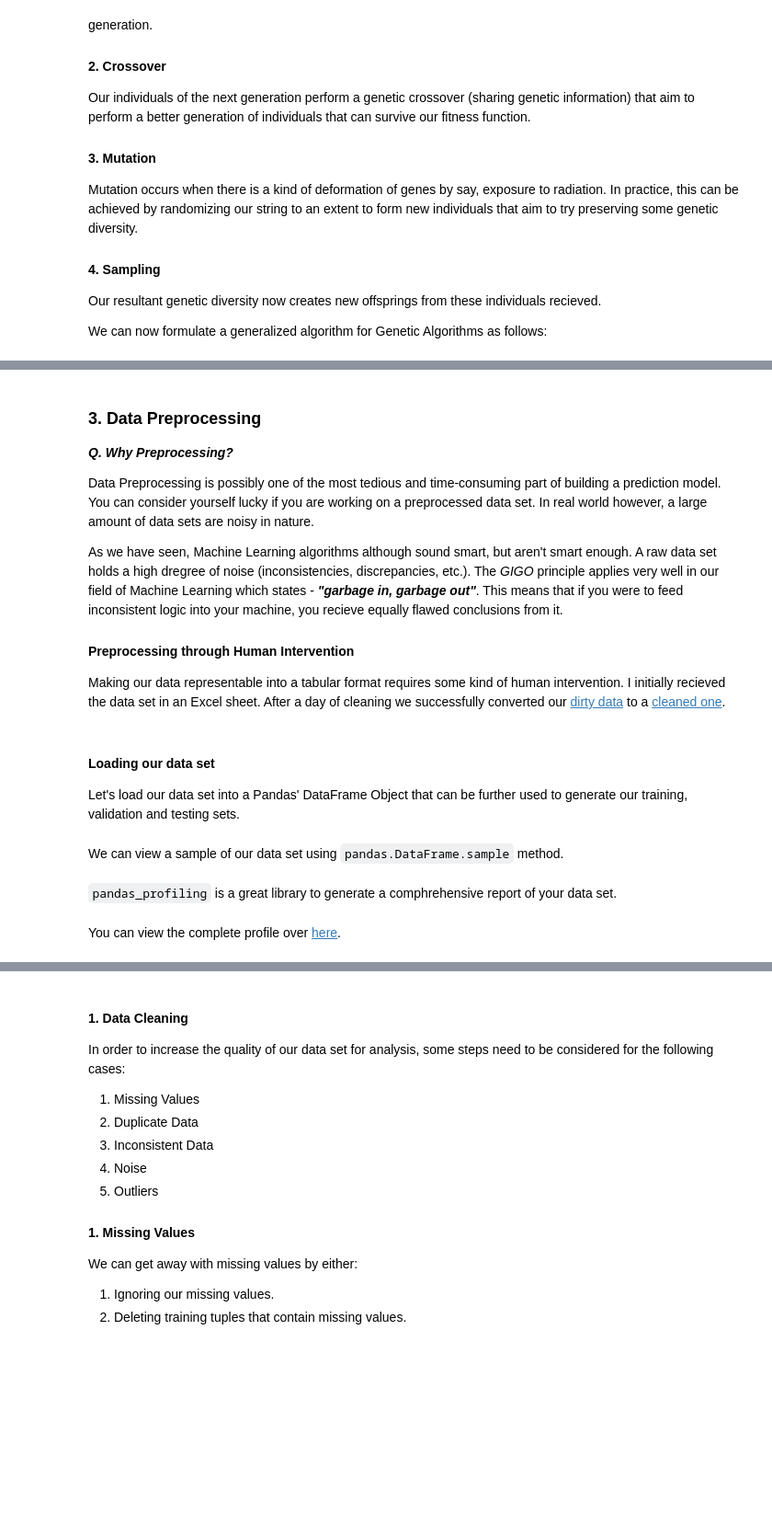
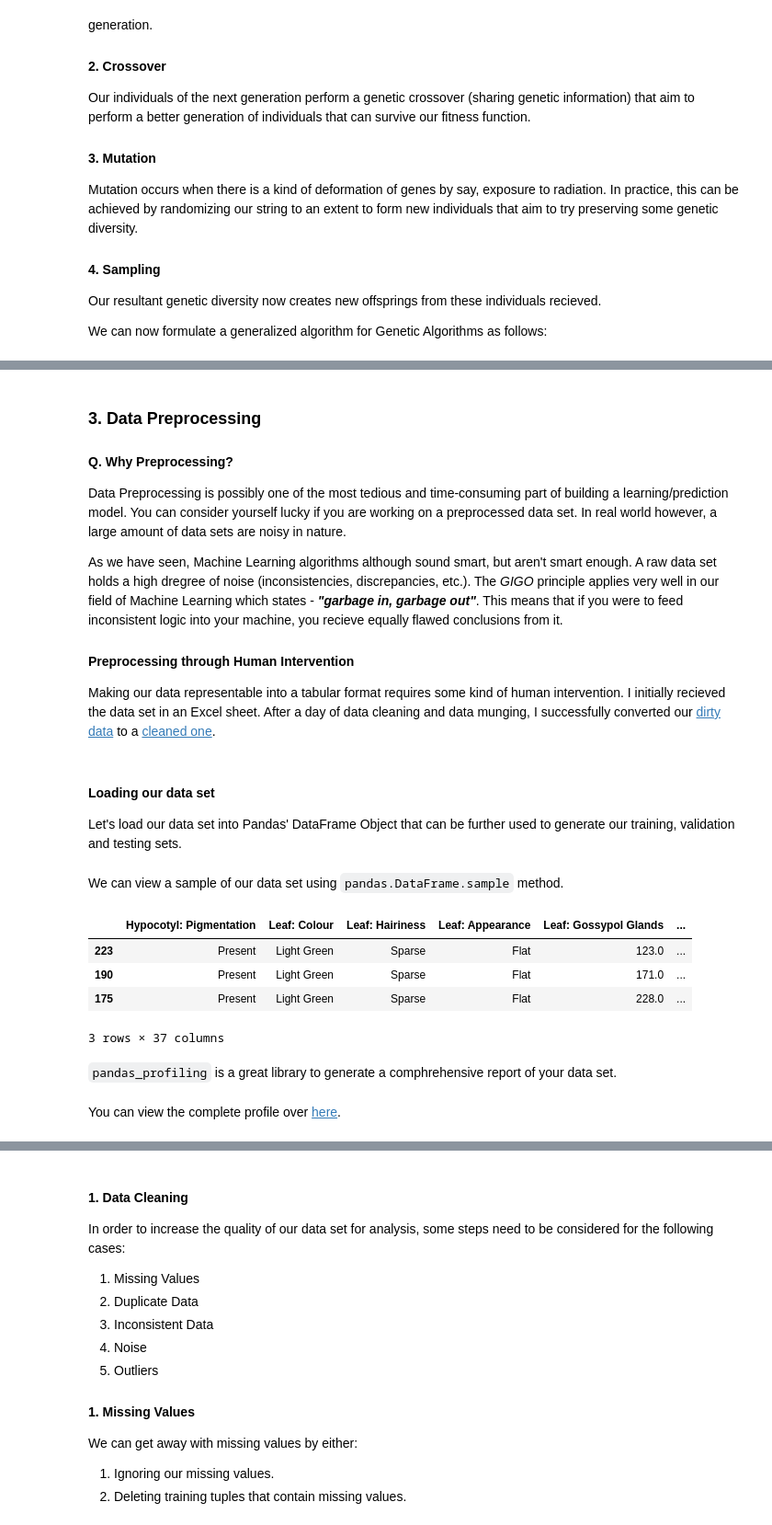
Before and after one commit to achillesrasquinha/brains-from-scratch, a Jupyter notebook: Brains from Scratch - Machine Learning for dummies.ipynb, the cells around one changed output, grey strips where cells are left out. Shown at 92% size. Cells and saved outputs as stored; diff of their text form; code cells hidden in the pictures; blank space fills up the shorter version.

```diff
--- a/Brains from Scratch - Machine Learning for dummies.ipynb
+++ b/Brains from Scratch - Machine Learning for dummies.ipynb
@@ -1336,16 +1346,16 @@ In some cases (such as ours), a decent domain knowledge would be necessary to he
 # %% [markdown]
 ### 3. Data Preprocessing
-***Q. Why Preprocessing?***
+#### Q. Why Preprocessing?
 
-Data Preprocessing is possibly one of the most tedious and time-consuming part of building a prediction model. You can consider yourself lucky if you are working on a preprocessed data set. In real world however, a large amount of data sets are noisy in nature.
+Data Preprocessing is possibly one of the most tedious and time-consuming part of building a learning/prediction model. You can consider yourself lucky if you are working on a preprocessed data set. In real world however, a large amount of data sets are noisy in nature.
 
 As we have seen, Machine Learning algorithms although sound smart, but aren't smart enough. A raw data set holds a high dregree of noise (inconsistencies, discrepancies, etc.). The *GIGO* principle applies very well in our field of Machine Learning which states - ***"garbage in, garbage out"***. This means that if you were to feed inconsistent logic into your machine, you recieve equally flawed conclusions from it.
 
 #### Preprocessing through Human Intervention
-Making our data representable into a tabular format requires some kind of human intervention. I initially recieved the data set in an Excel sheet. After a day of cleaning we successfully converted our [dirty data](https://docs.google.com/spreadsheets/d/1LMYli4mkWrAuDSihFQ6w6raAJbEfebs3VlJUXT1wk88/pubhtml) to a [cleaned one](https://docs.google.com/spreadsheets/d/1PQlCQvYvdGDidxtgnAQeIbcY6fdKuBVeS-6LSxo2xtk/pubhtml).
+Making our data representable into a tabular format requires some kind of human intervention. I initially recieved the data set in an Excel sheet. After a day of data cleaning and data munging, I successfully converted our [dirty data](https://docs.google.com/spreadsheets/d/1LMYli4mkWrAuDSihFQ6w6raAJbEfebs3VlJUXT1wk88/pubhtml) to a [cleaned one](https://docs.google.com/spreadsheets/d/1PQlCQvYvdGDidxtgnAQeIbcY6fdKuBVeS-6LSxo2xtk/pubhtml).
 # %% [markdown]
 #### Loading our data set
-Let's load our data set into a Pandas' DataFrame Object that can be further used to generate our training, validation and testing sets.
+Let's load our data set into Pandas' DataFrame Object that can be further used to generate our training, validation and testing sets.
 # %%
 import pandas as pd
 # %%
@@ -1354,8 +1364,14 @@ df   = pd.read_csv(path)
 # %% [markdown]
 We can view a sample of our data set using `pandas.DataFrame.sample` method.
 # %%
-number_of_samples = 3
-df.sample(number_of_samples)
+nsamples = 3
+df.sample(nsamples)
+# %% [output]
+|  | Hypocotyl: Pigmentation | Leaf: Colour | Leaf: Hairiness | Leaf: Appearance | Leaf: Gossypol Glands | ... |
+| 223 | Present | Light Green | Sparse | Flat | 123.0 | ... |
+| 190 | Present | Light Green | Sparse | Flat | 171.0 | ... |
+| 175 | Present | Light Green | Sparse | Flat | 228.0 | ... |
+3 rows × 37 columns
 # %% [markdown]
 `pandas_profiling` is a great library to generate a comphrehensive report of your data set.
 # %%
@@ -1364,5 +1380,5 @@ import pandas_profiling as pp
 profile = pp.ProfileReport(df)
 profile.to_file(outputfile = './data/cotton/profile.html')
 # %% [markdown]
-You can view the complete profile over [here](./data/cotton/profile.html).
+You can view the complete profile over [here](./cotton_profile.html).
 # %% [markdown]
```
Also changed, not shown: parts of 26 cells of this notebook, 1 other file.
